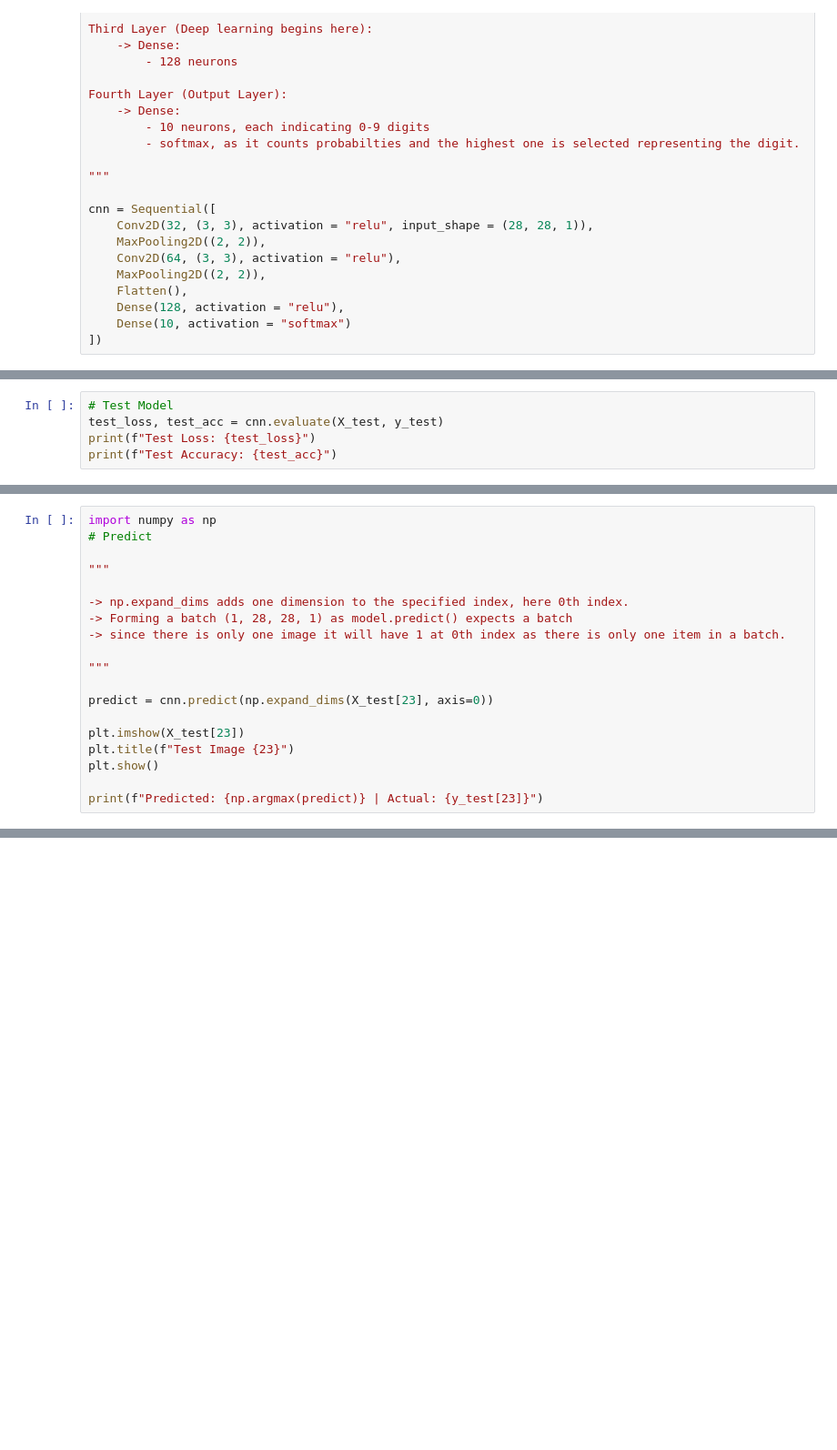
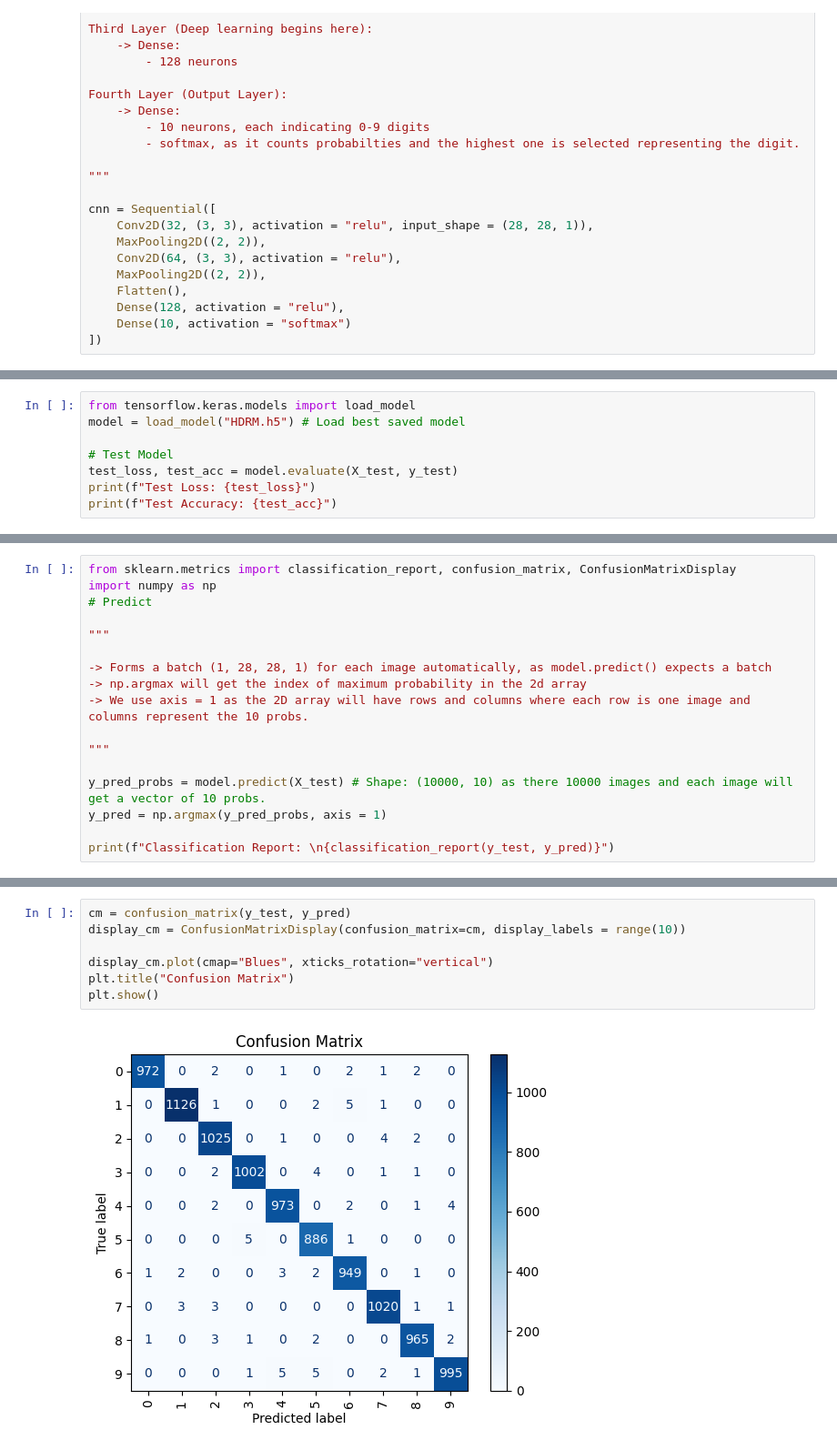
Before and after one commit to harshpatel2312/Handwritten-Digit-Recognition, a Jupyter notebook: model/HDRM.ipynb, the cells around one changed output, grey strips where cells are left out. Shown at 91% size. Drawn from its saved outputs; the diff is of its cells as text; blank space fills up the shorter version.

Commit message:
Model checkpoint added and best model saved; Confusion matrix and classification_report added for model evaluation

```diff
--- a/model/HDRM.ipynb
+++ b/model/HDRM.ipynb
@@ -144,6 +166,9 @@ Epoch 5/5
 # %%
+from tensorflow.keras.models import load_model
+model = load_model("HDRM.h5") # Load best saved model
+
 # Test Model
-test_loss, test_acc = cnn.evaluate(X_test, y_test)
+test_loss, test_acc = model.evaluate(X_test, y_test)
 print(f"Test Loss: {test_loss}")
 print(f"Test Accuracy: {test_acc}")
 # %% [output]
@@ -153,20 +179,18 @@ Test Accuracy: 0.9891999959945679
 # %%
+from sklearn.metrics import classification_report, confusion_matrix, ConfusionMatrixDisplay
 import numpy as np
 # Predict
 
 """
 
--> np.expand_dims adds one dimension to the specified index, here 0th index.
--> Forming a batch (1, 28, 28, 1) as model.predict() expects a batch
--> since there is only one image it will have 1 at 0th index as there is only one item in a batch.
+-> Forms a batch (1, 28, 28, 1) for each image automatically, as model.predict() expects a batch
+-> np.argmax will get the index of maximum probability in the 2d array
+-> We use axis = 1 as the 2D array will have rows and columns where each row is one image and columns represent the 10 probs.
 
 """
 
-predict = cnn.predict(np.expand_dims(X_test[23], axis=0))
+y_pred_probs = model.predict(X_test) # Shape: (10000, 10) as there 10000 images and each image will get a vector of 10 probs.
+y_pred = np.argmax(y_pred_probs, axis = 1)
 
-plt.imshow(X_test[23])
-plt.title(f"Test Image {23}")
-plt.show()
-
-print(f"Predicted: {np.argmax(predict)} | Actual: {y_test[23]}")
+print(f"Classification Report: \n{classification_report(y_test, y_pred)}")
 # %% [output]
@@ -175,0 +215,9 @@ Predicted: 5 | Actual: 5
+# %%
+cm = confusion_matrix(y_test, y_pred)
+display_cm = ConfusionMatrixDisplay(confusion_matrix=cm, display_labels = range(10))
+
+display_cm.plot(cmap="Blues", xticks_rotation="vertical")
+plt.title("Confusion Matrix")
+plt.show()
+# %% [output]
+[figure, added]
```
Also changed, not shown: parts of 3 cells of this notebook, 1 other file.
